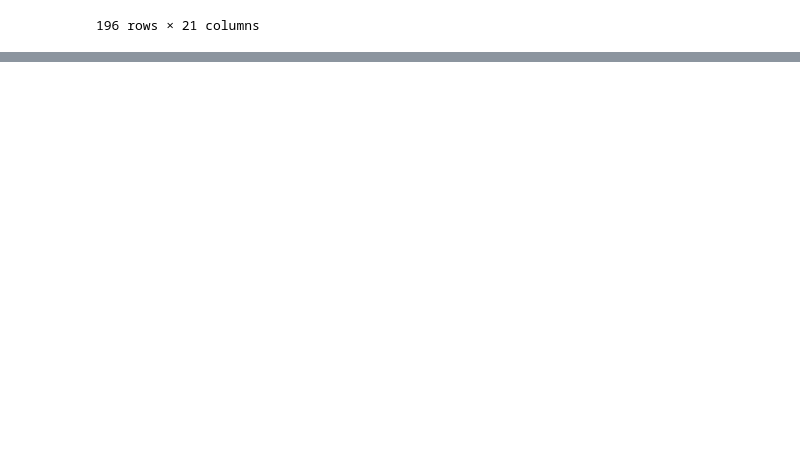
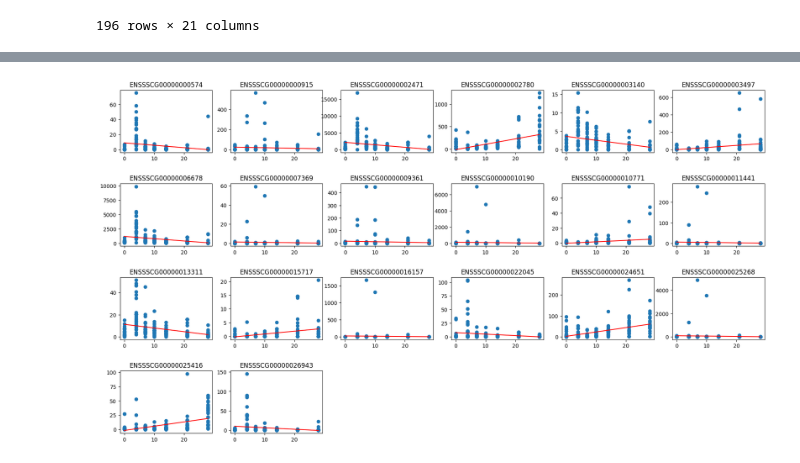
Before and after one commit to kristoffhernan/Pig-PRRSV-Infection-Prediction, a Jupyter notebook: imputing.ipynb, the cells around one changed output, grey strips where cells are left out. Cells and saved outputs as stored; diff of their text form; code cells hidden in the pictures; blank space fills up the shorter version.

```diff
--- a/imputing.ipynb
+++ b/imputing.ipynb
@@ -362,2 +429,90 @@ for i, gene in enumerate(gdn_keep.columns):
 # %%
-df_mods
+ln_mods_knn = []
+
+def regress_lm(df, gene, n):
+    # individual models
+    lm = LinearRegression()
+
+    x = df['day'].values.reshape(-1,1)
+    y = df[gene].values.reshape(-1,1).ravel()
+    lm.fit(x,y)
+
+    ln_mods_knn.append(lm)
+
+    lin = np.arange(0,29).reshape(-1, 1)
+    preds = lm.predict(lin)
+
+    ax = plt.subplot(5, 6, n + 1)
+    plt.scatter(df['day'], df[gene])
+    plt.plot(lin, preds, color='red')
+    plt.title(gene)
+
+
+plt.figure(figsize=(22, 15))
+plt.subplots_adjust(hspace=0.5)
+
+for i, gene in enumerate(gdn_keep.columns):
+
+    if gene != 'dpi':
+
+        regress_lm(interp_df2, gene, i)
+
+
+
+df_mods_knn = []
+
+def regress_rf(df, gene, n):
+
+    param_grid = {
+        'max_depth': [5, 10, 20, None],
+        'min_samples_split': [2, 5, 10],
+        'min_samples_leaf': [1, 2, 4],
+        'max_features': ['sqrt', 'log2', None]
+    }
+
+    # Create the Decision Tree Regressor object
+    dt = DecisionTreeRegressor()
+
+    # Create a K-Fold cross-validator with 5 splits
+    kf = KFold(n_splits=3, shuffle=True, random_state=42)
+
+    # Create the Grid Search object with the parameter grid and K-Fold cross-validator
+    grid_search = GridSearchCV(dt, param_grid, cv=kf, n_jobs=3)
+
+    x = df['day'].values.reshape(-1,1)
+    y = df[gene].values.reshape(-1,1).ravel()
+
+    # Fit the Grid Search object to the data
+    grid_search.fit(x, y)
+
+    # Print the best parameters and score
+    best_params = grid_search.best_params_
+
+    df_func = DecisionTreeRegressor(max_depth = best_params['max_depth'],
+                              min_samples_split = best_params['min_samples_split'],
+                              min_samples_leaf = best_params['min_samples_leaf'],
+                              max_features = best_params['max_features'])
+
+    df_mods_knn.append(df_func)
+
+    df_func.fit(x,y)
+
+    lin = np.arange(0,29).reshape(-1, 1)
+    preds = df_func.predict(lin)
+
+    ax = plt.subplot(5, 6, n + 1)
+    plt.scatter(df['day'], df[gene])
+    plt.plot(lin, preds, color='red')
+    plt.title(gene)
+
+
+plt.figure(figsize=(22, 15))
+plt.subplots_adjust(hspace=0.5)
+
+for i, gene in enumerate(gdn_keep.columns):
+
+    if gene != 'dpi':
+
+        regress_rf(knn_df2, gene, i)
+# %% [output]
+[figure, added]
```
Also changed, not shown: parts of 6 cells of this notebook, 3 other files.
